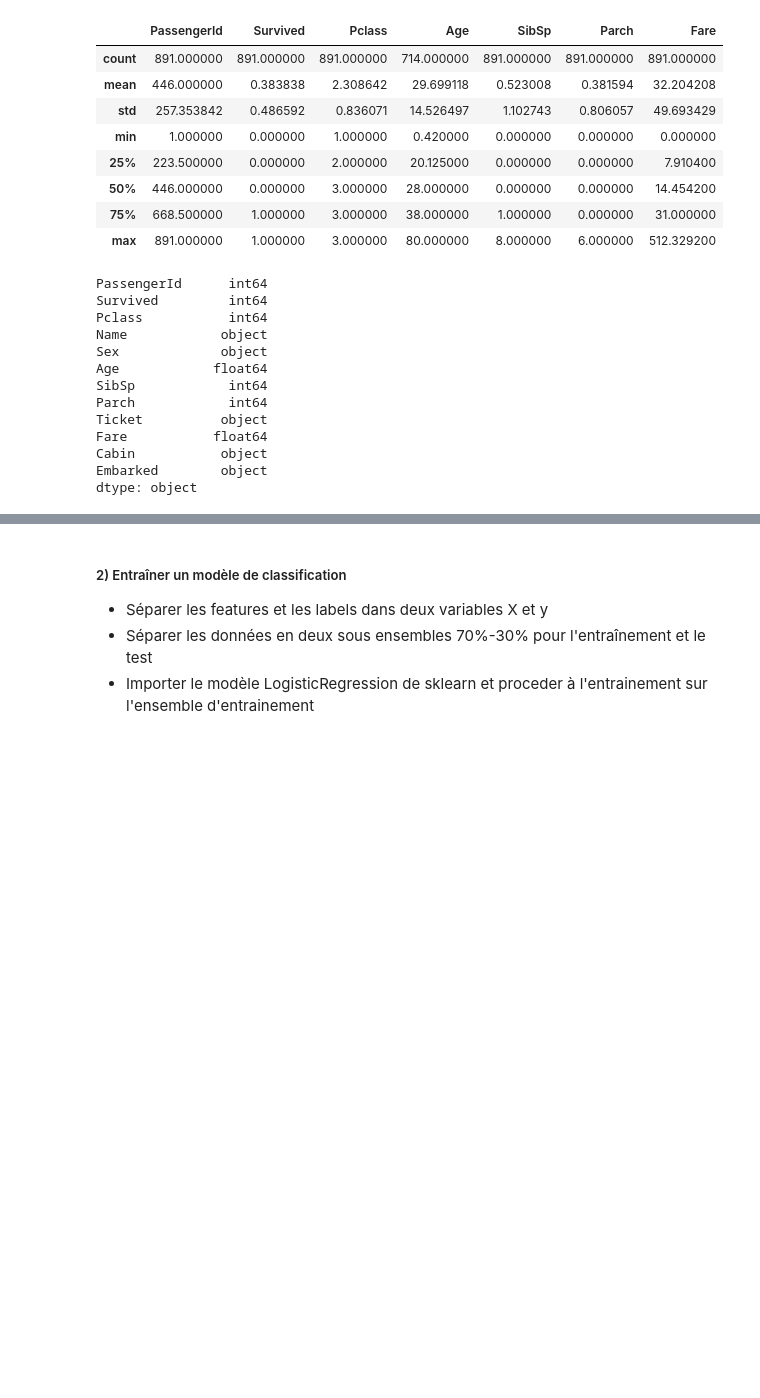
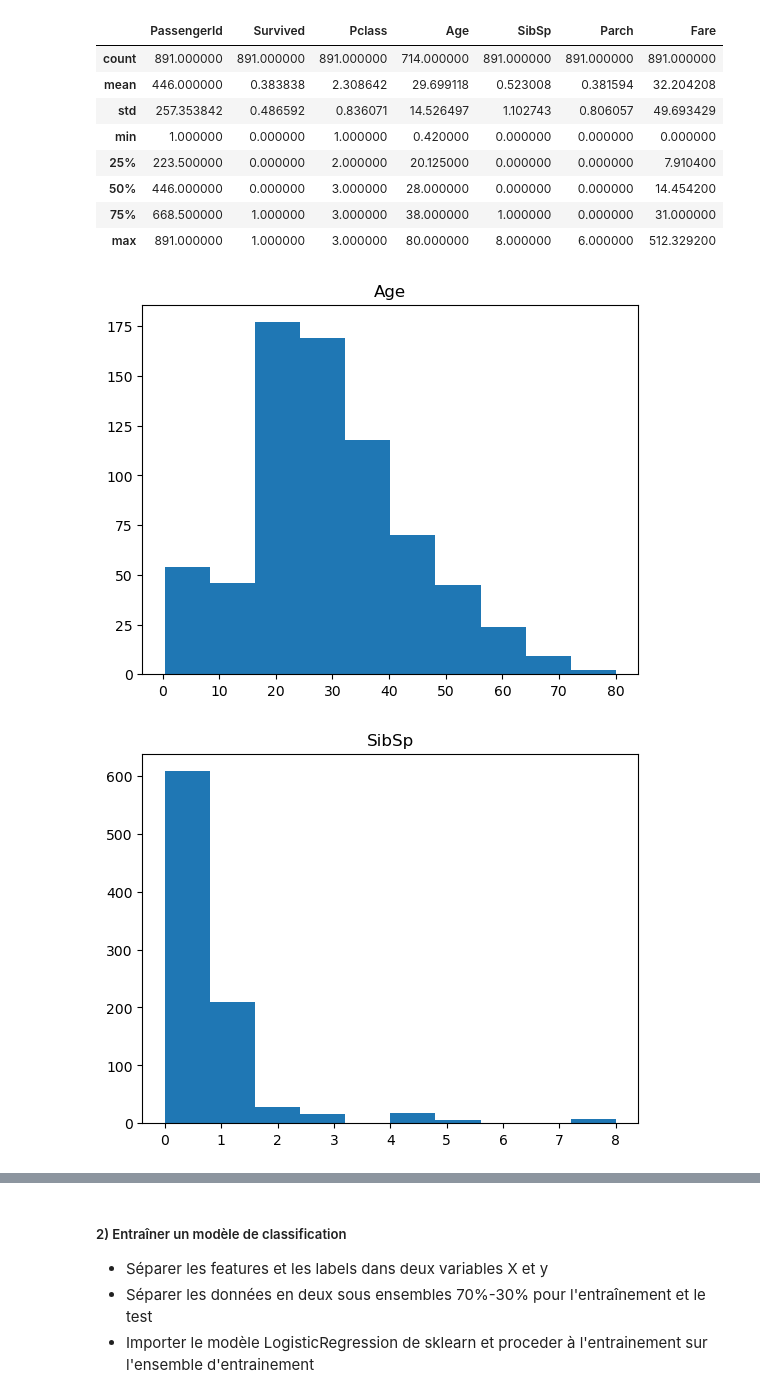
Before and after one commit to arnaudlagarde/ml-basics, a Jupyter notebook: TD_Classification.ipynb, the cells around one changed output, grey strips where cells are left out. Drawn from its saved outputs; the diff is of its cells as text; code cells hidden in the pictures; blank space fills up the shorter version.

```diff
--- a/TD_Classification.ipynb
+++ b/TD_Classification.ipynb
@@ -48,19 +49,13 @@ titanic.describe()
 | 50% | 446.000000 | 0.000000 | 3.000000 | 28.000000 | 0.000000 | 0.000000 | 14.454200 |
 | 75% | 668.500000 | 1.000000 | 3.000000 | 38.000000 | 1.000000 | 0.000000 | 31.000000 |
 | max | 891.000000 | 1.000000 | 3.000000 | 80.000000 | 8.000000 | 6.000000 | 512.329200 |
-# %%
-titanic.dtypes
-# %% [output]
-PassengerId      int64
-Survived         int64
-Pclass           int64
-Name            object
-Sex             object
-Age            float64
-SibSp            int64
-Parch            int64
-Ticket          object
-Fare           float64
-Cabin           object
-Embarked        object
-dtype: object
+# %%
+df_num = titanic[["Age", "SibSp", 'Parch']]
+
+for i in df_num.columns:
+    plt.hist(df_num[i])
+    plt.title(i)
+    plt.show()
+# %% [output]
+[figure, added]
+[figure, added]
```
Also changed, not shown: parts of 18 cells of this notebook.
